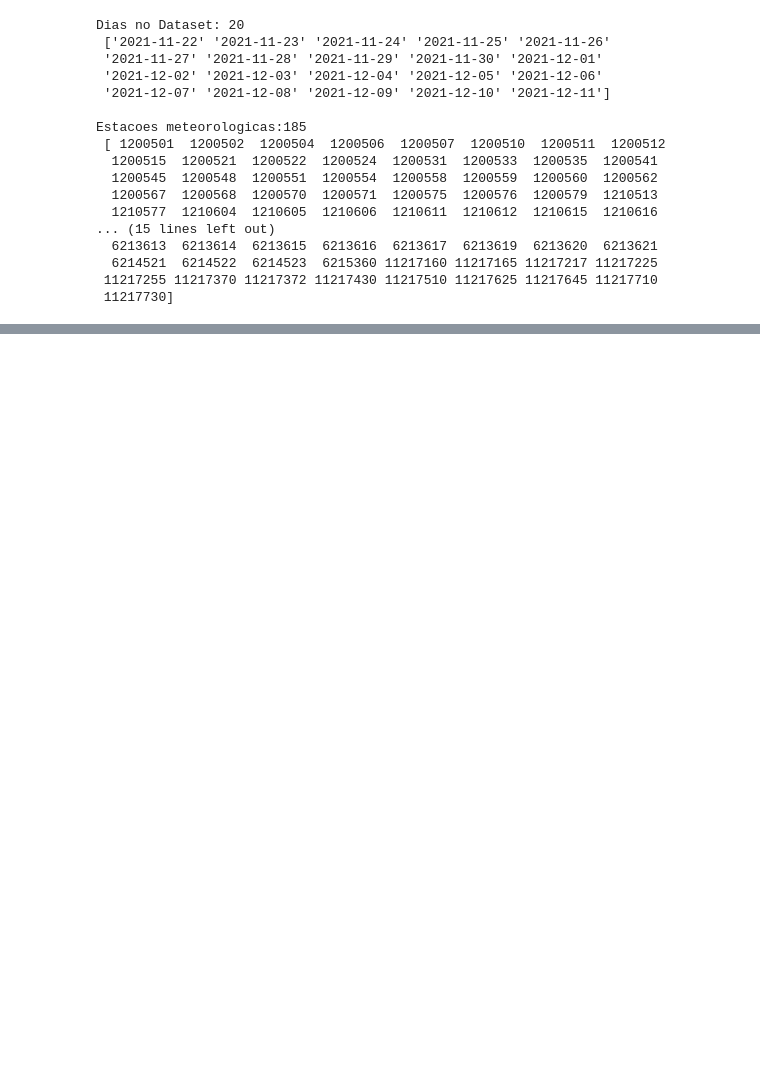
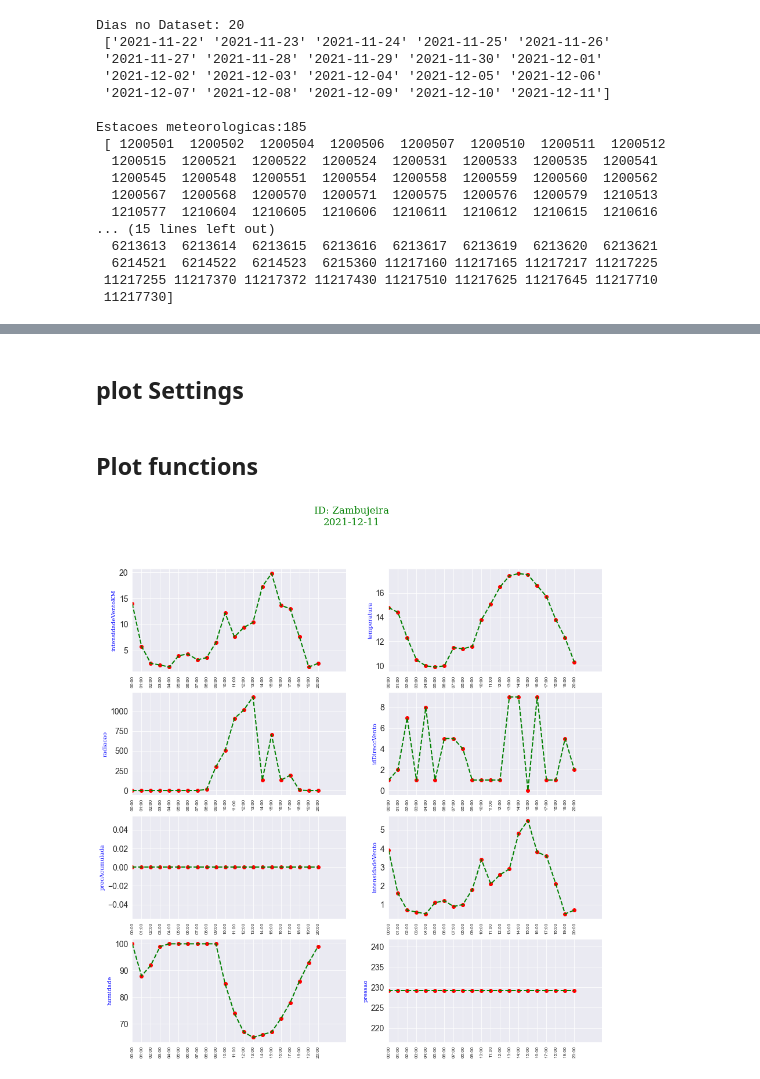
Before and after one commit to Bruno-H-Neves/PTClimate, a Jupyter notebook: TPT.ipynb, the cells around one changed output, grey strips where cells are left out. Saved outputs shown, nothing was run; the diff lists cells and outputs as text; code cells hidden in the pictures; blank space fills up the shorter version.

```diff
--- a/TPT.ipynb
+++ b/TPT.ipynb
@@ -97,0 +220,54 @@ Estacoes meteorologicas:185
+# %%
+estacao=89             #numero da estacao de acordo com a ordenacao em Stations_ID
+dia_analise= -1     #dia da lista de dias que se quer analisar 0: 22/11/2021
+station_name,feature_list,DF11,days=station_choice(Stations_ID,DF1,feature_list,DF_estation,estacao)
+df_analise= DF11.loc[DF11['D/H Sample'].str.contains(Day_list[dia_analise])]
+days = df_analise[feature_list[0]].unique()
+# %% [markdown]
+## plot Settings
+# %%
+sns.set_style ('darkgrid')
+matplotlib.rcParams['font.size']=14
+matplotlib.rcParams['figure.figsize']=(15,5)
+matplotlib.rcParams['figure.facecolor']='#00000000'
+
+font_title = {'family': 'serif','color':  'green','weight': 'normal','size': 16}
+font_axis = {'family': 'serif','color':  'blue','weight': 'normal','size': 10}
+# %% [markdown]
+## Plot functions
+# %%
+def plot_feat_st(pfs_df,pfs_DF_St,pfs_StName,pfs_day,pfs_Sv=None):
+
+    pfs_feat=pfs_df.columns
+    days = pfs_df['Hora'].unique()
+    feat_len=pfs_feat.shape[0]
+    number_plot=feat_len-4
+    number_rows=2
+    number_lines=int(number_plot/number_rows)
+    figura=plt.figure(figsize=(15,15))
+    figura.suptitle(f'ID: {pfs_StName}\n{pfs_day}',fontdict=font_title, va='top')
+    graph=1
+    x=np.linspace(1,pfs_df.shape[0],pfs_df.shape[0])
+    for i,feat in enumerate(pfs_feat):
+        if i>1 and i<10:
+            nb_fig=int('%s%s%s' %(number_lines,number_rows,graph))
+            figura.add_subplot(nb_fig)
+            plt.ylabel(pfs_feat[i],fontdict=font_axis)
+            y=pfs_df[pfs_feat[i]]
+            plt.scatter( days,y,alpha=1,color='r')
+            plt.plot( days,y,alpha=1,color='g', ls='--', lw='2')
+            plt.xticks(days,rotation='vertical', size=8)
+            plt.axis(xmin=0,xmax=23)
+            plt.subplots_adjust( left= 0.15,bottom=None, right=None, top=None, wspace=None, hspace=None)
+            graph=graph+1
+    if pfs_Sv=='S':
+        plt.savefig('graficos.png')
+    plt.show()
+
+if estacao==estacao:
+    station_name,feature_list,DF11,days=station_choice(Stations_ID,DF1,feature_list,DF_estation,estacao)
+    df_analise= DF11.loc[DF11['D/H Sample'].str.contains(Day_list[dia_analise])]
+    df_analise['Data'], df_analise['Hora']=df_analise[feature_list[0]].str.split('T', 1).str
+    plot_feat_st(df_analise,DF_estation,station_name,Day_list[dia_analise],'S')
+# %% [output]
+[figure, added]
```
Also changed, not shown: parts of 13 cells of this notebook, 1 other file.
